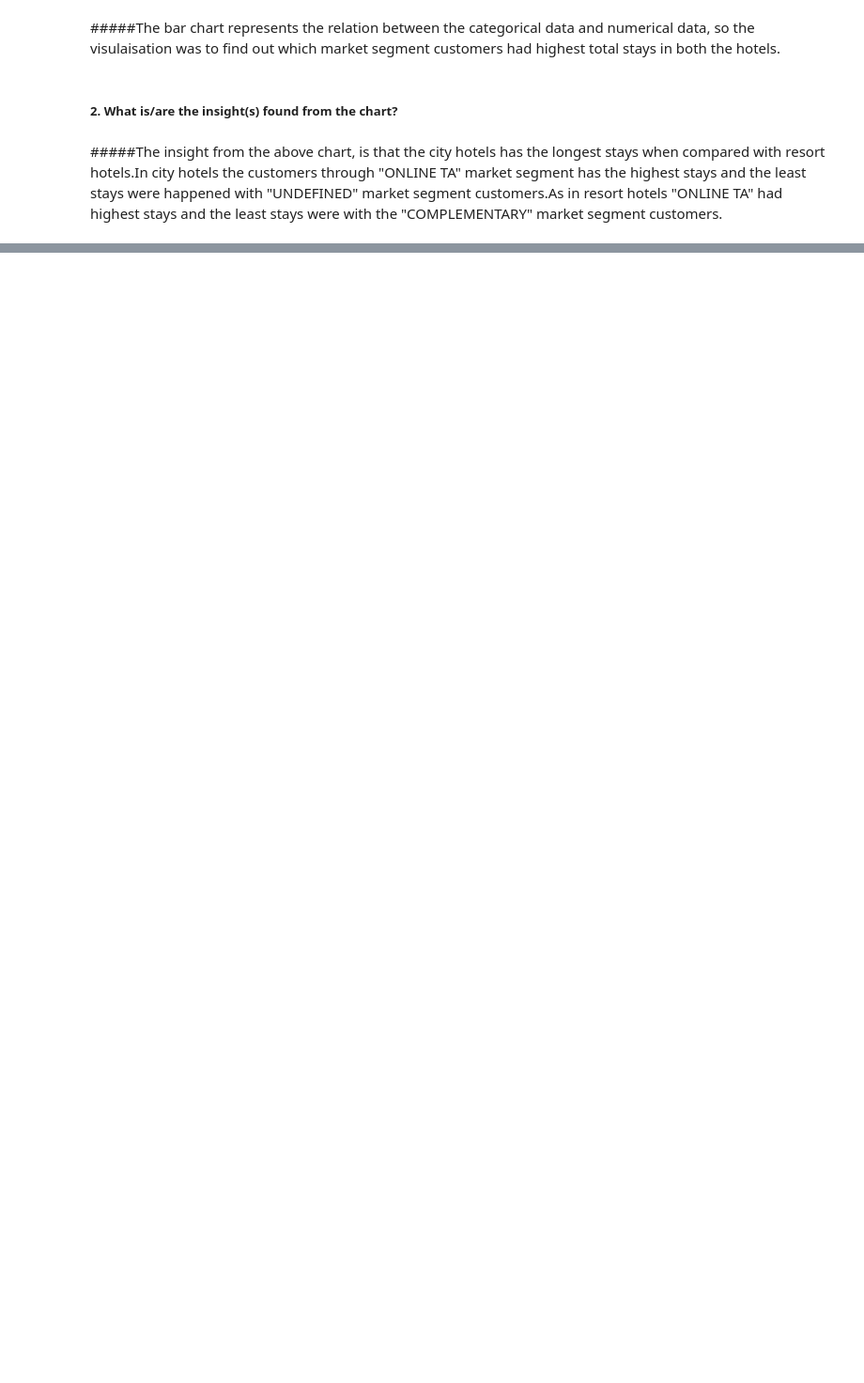
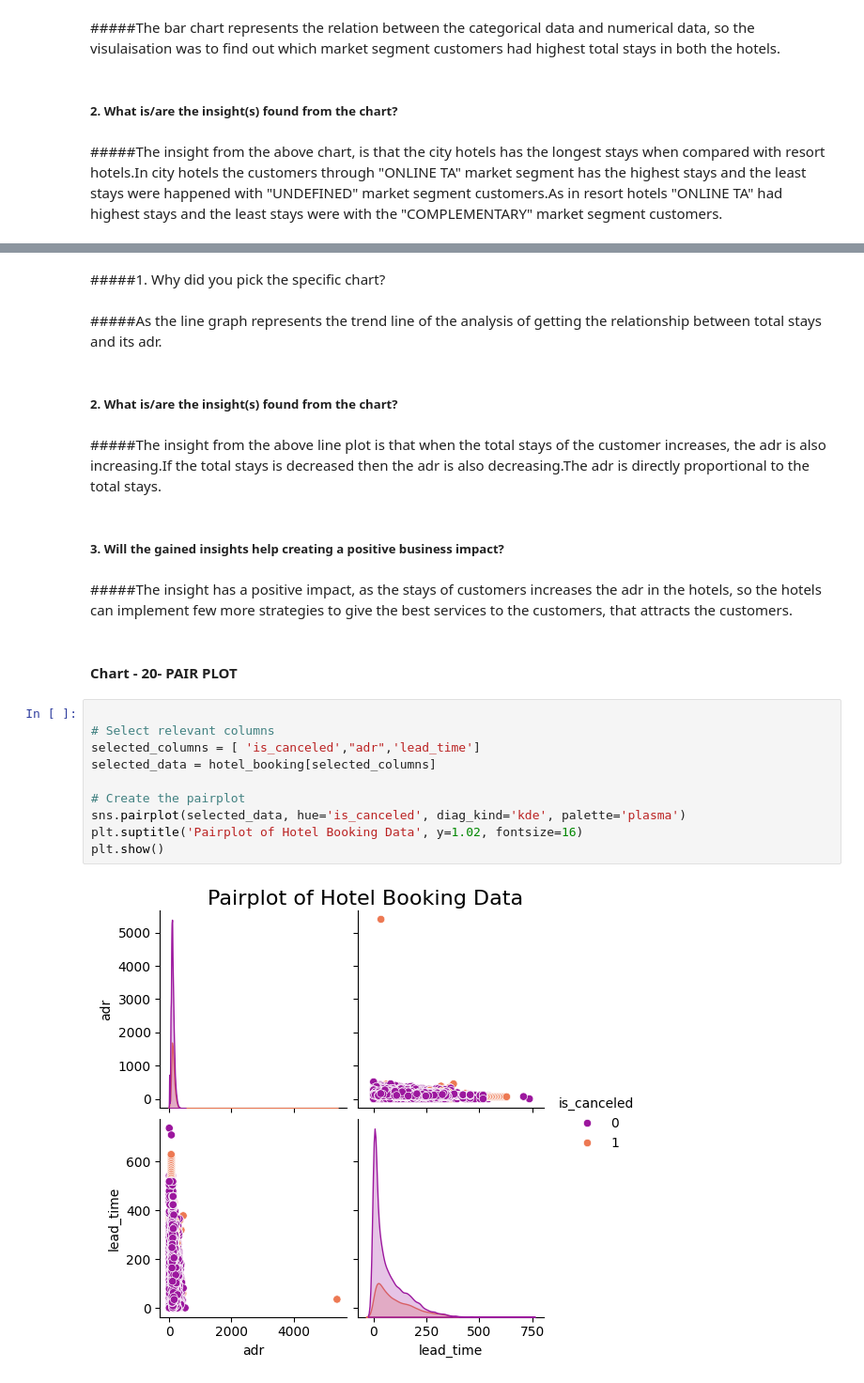
Before and after one commit to jyothika2809/CITY-AND-RESORT-HOTEL-EDA-AND-DASHBOARD, a Jupyter notebook: EDA_hotel_booking_analysis.ipynb, the cells around one changed output, grey strips where cells are left out. Shown at 94% size. Drawn from its saved outputs; the diff is of its cells as text; blank space fills up the shorter version.

```diff
--- a/EDA_hotel_booking_analysis.ipynb
+++ b/EDA_hotel_booking_analysis.ipynb
@@ -1034,0 +1072,26 @@ Resort Hotel           6616.0    16624.0        NaN
+# %% [markdown]
+#####1. Why did you pick the specific chart?
+# %% [markdown]
+#####As the line graph represents the trend line of the analysis of getting the relationship between total stays and its adr.
+# %% [markdown]
+##### 2. What is/are the insight(s) found from the chart?
+# %% [markdown]
+#####The insight from the above line plot is that when the total stays of the customer increases, the adr is also increasing.If the total stays is decreased then the adr is also decreasing.The adr is directly proportional to the total stays.
+# %% [markdown]
+##### 3. Will the gained insights help creating a positive business impact?
+# %% [markdown]
+#####The insight has a positive impact, as the stays of customers increases the adr in the hotels, so the hotels can implement few more strategies to give the best services to the customers, that attracts the customers.
+# %% [markdown]
+#### Chart - 20- PAIR PLOT
+# %%
+
+# Select relevant columns
+selected_columns = [ 'is_canceled',"adr",'lead_time']
+selected_data = hotel_booking[selected_columns]
+
+# Create the pairplot
+sns.pairplot(selected_data, hue='is_canceled', diag_kind='kde', palette='plasma')
+plt.suptitle('Pairplot of Hotel Booking Data', y=1.02, fontsize=16)
+plt.show()
+# %% [output]
+[figure, added]
```
Also changed, not shown: parts of 7 cells of this notebook.
